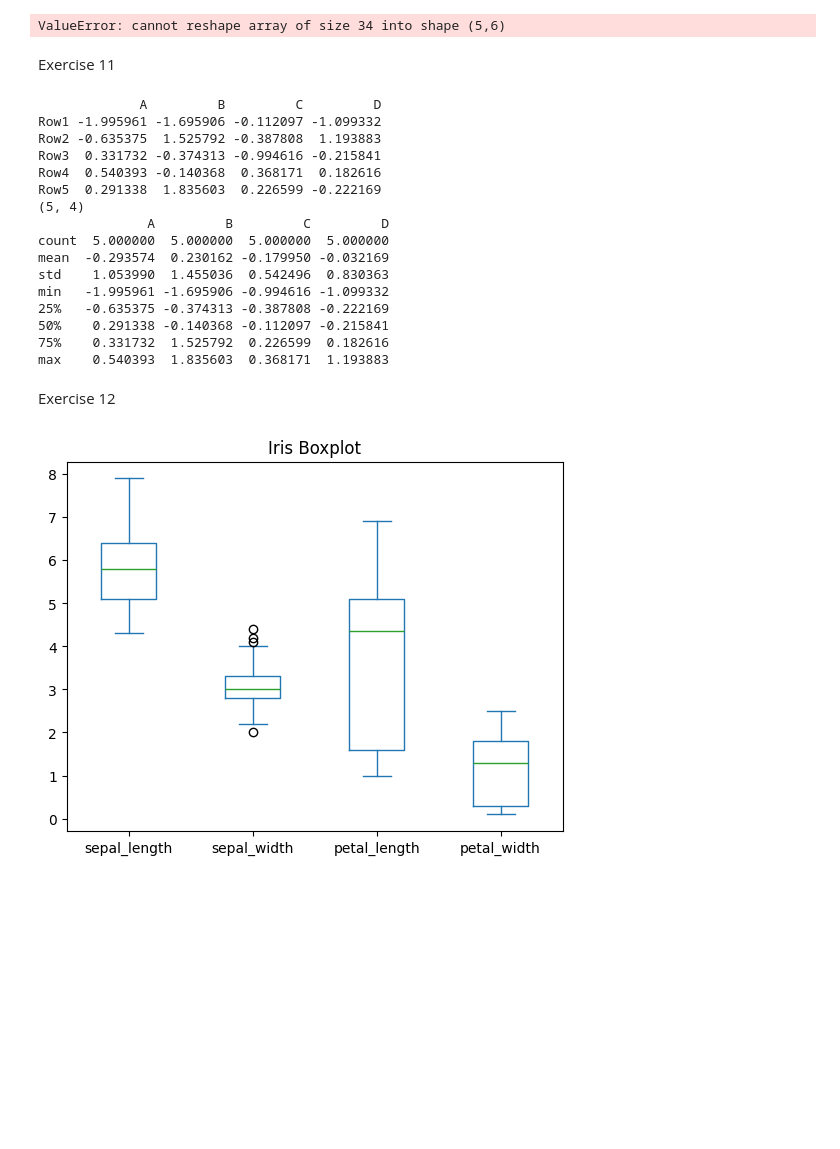
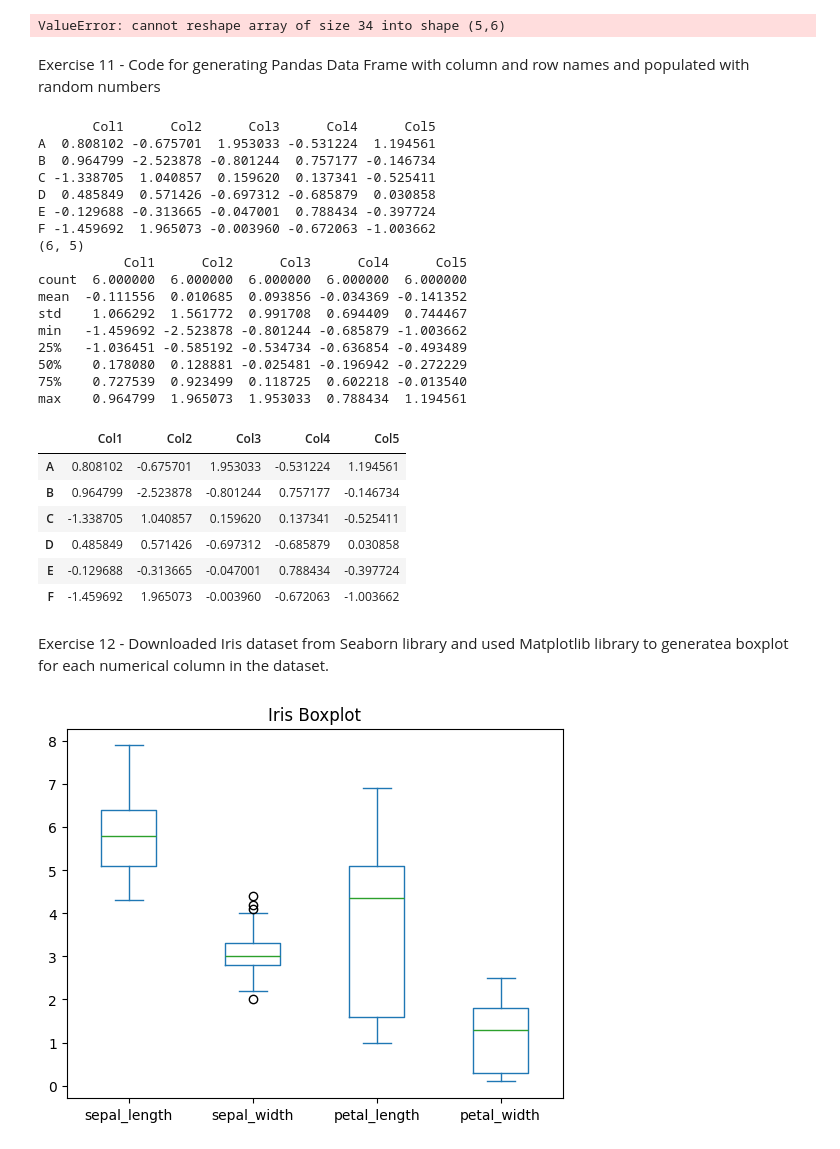
Before and after one commit to kelenyathi/UoP-2026, a Jupyter notebook: jupyter_notebook/portfolio.ipynb, the cells around one changed output. Cells and saved outputs as stored; diff of their text form; code cells hidden in the pictures; blank space fills up the shorter version.

```diff
--- a/jupyter_notebook/portfolio.ipynb
+++ b/jupyter_notebook/portfolio.ipynb
@@ -182,37 +192,47 @@ below 20 count: 2
 sorted: [19 19 20 20 21 21 21 21 22 22 22 22 22 23 23 23 23 24 24 24 24 25 25 26
  26 26 27 27 28 28 29 29 30 30]
 ValueError: cannot reshape array of size 34 into shape (5,6)
-# %% [markdown]
-Exercise 11
+# %% [markdown]
+Exercise 11 - Code‍ for ‍‍generating ‍‍Pandas ‍‍Data Frame ‍‍with‍ column ‍‍and‍ row‍ names ‍‍and ‍‍populated ‍with‍ random ‍‍numbers
 # %%
 import pandas as pd
 import numpy as np
 df=pd.DataFrame(
-    np.random.randn(5,4),
-    columns=["A", "B", "C","D"],
-    index=["Row1", "Row2", "Row3", "Row4", "Row5"]
+    np.random.randn(6,5),
+    columns=["Col1", "Col2", "Col3","Col4","Col5"],
+    index=["A", "B", "C", "D", "E","F"]
 )
 
 print(df)
 print(df.shape)
 print(df.describe())
+print
+df
 # %% [output]
-             A         B         C         D
-Row1 -1.995961 -1.695906 -0.112097 -1.099332
-Row2 -0.635375  1.525792 -0.387808  1.193883
-Row3  0.331732 -0.374313 -0.994616 -0.215841
-Row4  0.540393 -0.140368  0.368171  0.182616
-Row5  0.291338  1.835603  0.226599 -0.222169
-(5, 4)
-              A         B         C         D
-count  5.000000  5.000000  5.000000  5.000000
-mean  -0.293574  0.230162 -0.179950 -0.032169
-std    1.053990  1.455036  0.542496  0.830363
-min   -1.995961 -1.695906 -0.994616 -1.099332
-25%   -0.635375 -0.374313 -0.387808 -0.222169
-50%    0.291338 -0.140368 -0.112097 -0.215841
-75%    0.331732  1.525792  0.226599  0.182616
-max    0.540393  1.835603  0.368171  1.193883
+       Col1      Col2      Col3      Col4      Col5
+A  0.808102 -0.675701  1.953033 -0.531224  1.194561
+B  0.964799 -2.523878 -0.801244  0.757177 -0.146734
+C -1.338705  1.040857  0.159620  0.137341 -0.525411
+D  0.485849  0.571426 -0.697312 -0.685879  0.030858
+E -0.129688 -0.313665 -0.047001  0.788434 -0.397724
+F -1.459692  1.965073 -0.003960 -0.672063 -1.003662
+(6, 5)
+           Col1      Col2      Col3      Col4      Col5
+count  6.000000  6.000000  6.000000  6.000000  6.000000
+mean  -0.111556  0.010685  0.093856 -0.034369 -0.141352
+std    1.066292  1.561772  0.991708  0.694409  0.744467
+min   -1.459692 -2.523878 -0.801244 -0.685879 -1.003662
+25%   -1.036451 -0.585192 -0.534734 -0.636854 -0.493489
+50%    0.178080  0.128881 -0.025481 -0.196942 -0.272229
+75%    0.727539  0.923499  0.118725  0.602218 -0.013540
+max    0.964799  1.965073  1.953033  0.788434  1.194561
+|  | Col1 | Col2 | Col3 | Col4 | Col5 |
+| A | 0.808102 | -0.675701 | 1.953033 | -0.531224 | 1.194561 |
+| B | 0.964799 | -2.523878 | -0.801244 | 0.757177 | -0.146734 |
+| C | -1.338705 | 1.040857 | 0.159620 | 0.137341 | -0.525411 |
+| D | 0.485849 | 0.571426 | -0.697312 | -0.685879 | 0.030858 |
+| E | -0.129688 | -0.313665 | -0.047001 | 0.788434 | -0.397724 |
+| F | -1.459692 | 1.965073 | -0.003960 | -0.672063 | -1.003662 |
-# %% [markdown]
-Exercise 12
+# %% [markdown]
+Exercise 12 - Download‍ed Iris ‍‍dataset ‍‍from‍ Seaborn‍ library ‍‍and ‍‍use‍d Matplotlib ‍‍library‍ to ‍‍generate‍a‍ boxplot‍ for‍ each ‍‍numerical‍ column ‍‍in‍ the ‍‍dataset.
 # %%
```
Also changed, not shown: parts of 28 cells of this notebook, 1 other file.
